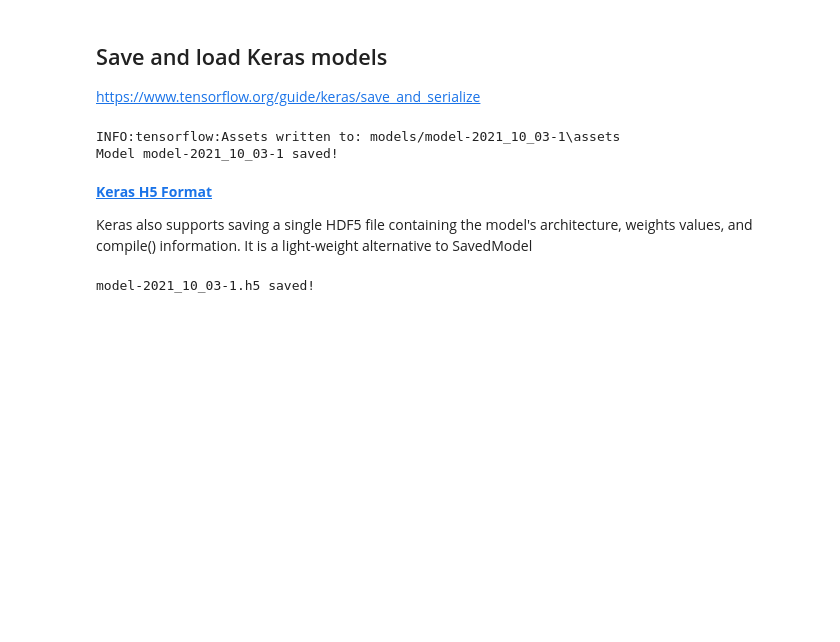
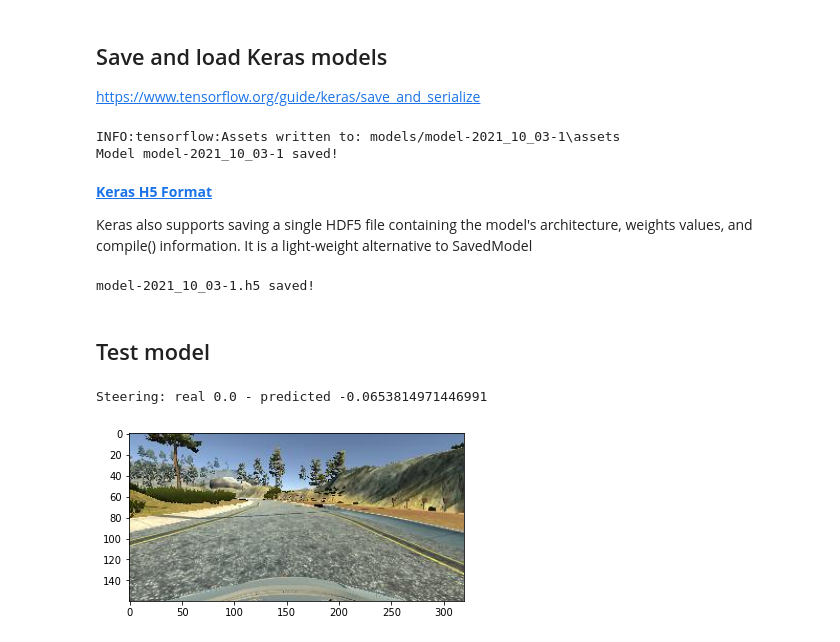
Before and after one commit to slevin48/behavioural-cloning, a Jupyter notebook: behavioural-cloning.ipynb, the cells around one changed output. Cells and saved outputs as stored; diff of their text form; code cells hidden in the pictures; blank space fills up the shorter version.

Commit message:
Test model in batch

```diff
--- a/behavioural-cloning.ipynb
+++ b/behavioural-cloning.ipynb
@@ -273,3 +275,33 @@ model.save("models/"+mdl+".h5")
 print(f"{mdl}.h5 saved!")
 # %% [output]
 model-2021_10_03-1.h5 saved!
+# %% [markdown]
+## Test model
+# %%
+from keras.models import load_model
+mdl = 'model-'+date+'-'+str(trial)
+model = load_model("models/"+mdl+".h5")
+# %%
+def img_preprocess(img):
+    img = mpimg.imread(img)
+    img = img[60:135,:,:]
+    img = cv2.cvtColor(img, cv2.COLOR_RGB2YUV)
+    img = cv2.GaussianBlur(img, (3,3), 0)
+    img = cv2.resize(img, (200,66))
+    img = img/255
+    return img
+# %%
+i = 42
+image = data['center'].loc[i]
+preprocessed_image = img_preprocess(image) # driving_log not preprocessed, else need to add datadir+"/IMG/"+image
+
+original_image = mpimg.imread(image)
+plt.imshow(original_image)
+
+input_image = np.array([preprocessed_image])
+steering_angle = float(model.predict(input_image))
+
+print("Steering: real "+str(data['steering'].loc[i])+" - predicted "+str(steering_angle))
+# %% [output]
+Steering: real 0.0 - predicted -0.0653814971446991
+[figure, added]
```
Also changed, not shown: parts of 8 cells of this notebook, 4 other files.
